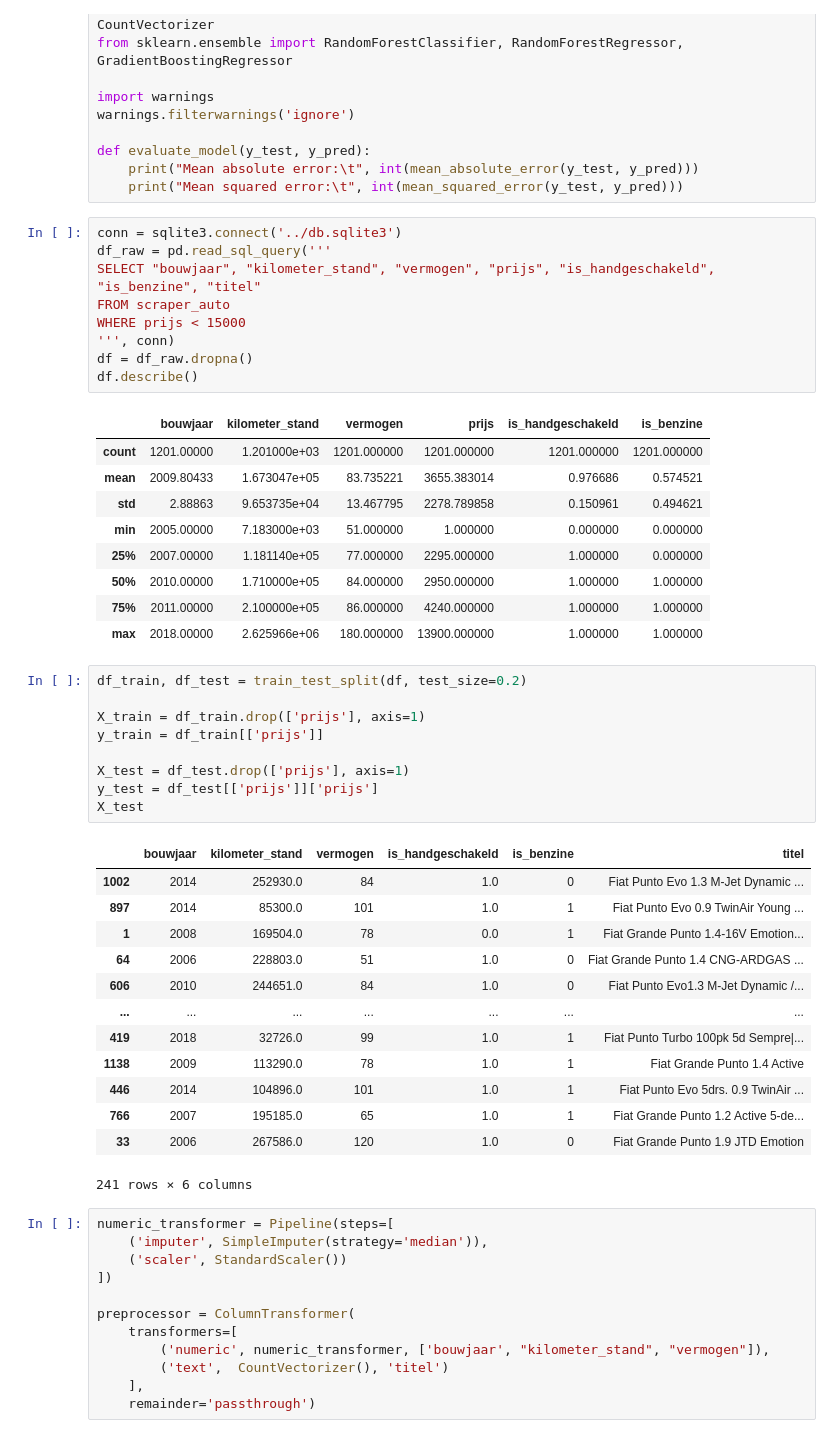
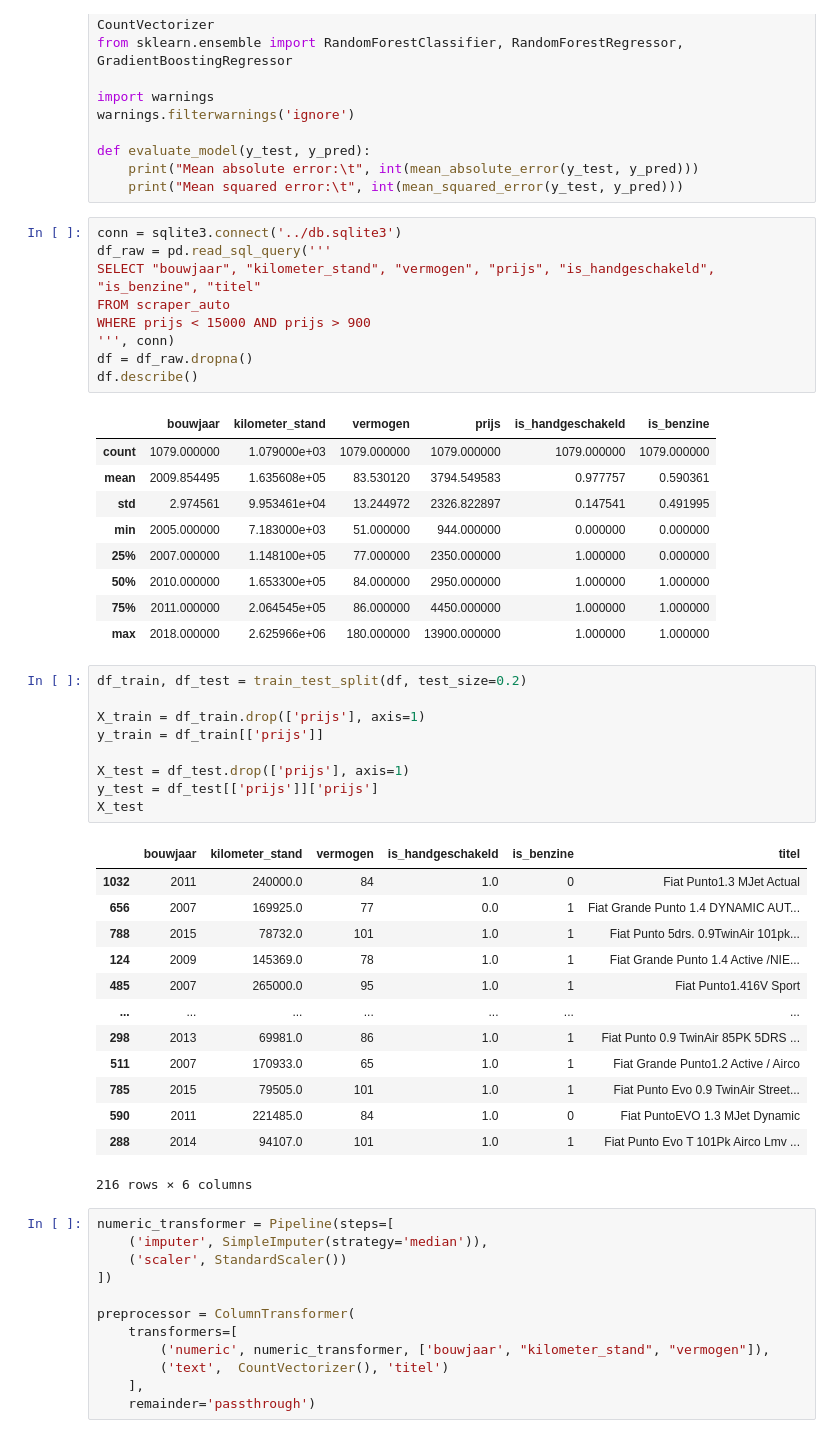
Before and after one commit to marcusabu/Autos, a Jupyter notebook: models/3. Regressor.ipynb, the cells around one changed output. Drawn from its saved outputs; the diff is of its cells as text.

```diff
--- a/models/3. Regressor.ipynb
+++ b/models/3. Regressor.ipynb
@@ -31,22 +31,22 @@ def evaluate_model(y_test, y_pred):
 # %%
 conn = sqlite3.connect('../db.sqlite3')
 df_raw = pd.read_sql_query('''
 SELECT "bouwjaar", "kilometer_stand", "vermogen", "prijs", "is_handgeschakeld", "is_benzine", "titel"
 FROM scraper_auto
-WHERE prijs < 15000
+WHERE prijs < 15000 AND prijs > 900
 ''', conn)
 df = df_raw.dropna()
 df.describe()
 # %% [output]
 |  | bouwjaar | kilometer_stand | vermogen | prijs | is_handgeschakeld | is_benzine |
-| count | 1201.00000 | 1.201000e+03 | 1201.000000 | 1201.000000 | 1201.000000 | 1201.000000 |
-| mean | 2009.80433 | 1.673047e+05 | 83.735221 | 3655.383014 | 0.976686 | 0.574521 |
-| std | 2.88863 | 9.653735e+04 | 13.467795 | 2278.789858 | 0.150961 | 0.494621 |
-| min | 2005.00000 | 7.183000e+03 | 51.000000 | 1.000000 | 0.000000 | 0.000000 |
-| 25% | 2007.00000 | 1.181140e+05 | 77.000000 | 2295.000000 | 1.000000 | 0.000000 |
-| 50% | 2010.00000 | 1.710000e+05 | 84.000000 | 2950.000000 | 1.000000 | 1.000000 |
-| 75% | 2011.00000 | 2.100000e+05 | 86.000000 | 4240.000000 | 1.000000 | 1.000000 |
-| max | 2018.00000 | 2.625966e+06 | 180.000000 | 13900.000000 | 1.000000 | 1.000000 |
+| count | 1079.000000 | 1.079000e+03 | 1079.000000 | 1079.000000 | 1079.000000 | 1079.000000 |
+| mean | 2009.854495 | 1.635608e+05 | 83.530120 | 3794.549583 | 0.977757 | 0.590361 |
+| std | 2.974561 | 9.953461e+04 | 13.244972 | 2326.822897 | 0.147541 | 0.491995 |
+| min | 2005.000000 | 7.183000e+03 | 51.000000 | 944.000000 | 0.000000 | 0.000000 |
+| 25% | 2007.000000 | 1.148100e+05 | 77.000000 | 2350.000000 | 1.000000 | 0.000000 |
+| 50% | 2010.000000 | 1.653300e+05 | 84.000000 | 2950.000000 | 1.000000 | 1.000000 |
+| 75% | 2011.000000 | 2.064545e+05 | 86.000000 | 4450.000000 | 1.000000 | 1.000000 |
+| max | 2018.000000 | 2.625966e+06 | 180.000000 | 13900.000000 | 1.000000 | 1.000000 |
 # %%
 df_train, df_test = train_test_split(df, test_size=0.2)
 
@@ -58,18 +58,18 @@ y_test = df_test[['prijs']]['prijs']
 X_test
 # %% [output]
 |  | bouwjaar | kilometer_stand | vermogen | is_handgeschakeld | is_benzine | titel |
-| 1002 | 2014 | 252930.0 | 84 | 1.0 | 0 | Fiat Punto Evo 1.3 M-Jet Dynamic ... |
-| 897 | 2014 | 85300.0 | 101 | 1.0 | 1 | Fiat Punto Evo 0.9 TwinAir Young ... |
-| 1 | 2008 | 169504.0 | 78 | 0.0 | 1 | Fiat Grande Punto 1.4-16V Emotion... |
-| 64 | 2006 | 228803.0 | 51 | 1.0 | 0 | Fiat Grande Punto 1.4 CNG-ARDGAS ... |
-| 606 | 2010 | 244651.0 | 84 | 1.0 | 0 | Fiat Punto Evo1.3 M-Jet Dynamic /... |
+| 1032 | 2011 | 240000.0 | 84 | 1.0 | 0 | Fiat Punto1.3 MJet Actual |
+| 656 | 2007 | 169925.0 | 77 | 0.0 | 1 | Fiat Grande Punto 1.4 DYNAMIC AUT... |
+| 788 | 2015 | 78732.0 | 101 | 1.0 | 1 | Fiat Punto 5drs. 0.9TwinAir 101pk... |
+| 124 | 2009 | 145369.0 | 78 | 1.0 | 1 | Fiat Grande Punto 1.4 Active /NIE... |
+| 485 | 2007 | 265000.0 | 95 | 1.0 | 1 | Fiat Punto1.416V Sport |
 | ... | ... | ... | ... | ... | ... | ... |
-| 419 | 2018 | 32726.0 | 99 | 1.0 | 1 | Fiat Punto Turbo 100pk 5d Sempre|... |
-| 1138 | 2009 | 113290.0 | 78 | 1.0 | 1 | Fiat Grande Punto 1.4 Active |
-| 446 | 2014 | 104896.0 | 101 | 1.0 | 1 | Fiat Punto Evo 5drs. 0.9 TwinAir ... |
-| 766 | 2007 | 195185.0 | 65 | 1.0 | 1 | Fiat Grande Punto 1.2 Active 5-de... |
-| 33 | 2006 | 267586.0 | 120 | 1.0 | 0 | Fiat Grande Punto 1.9 JTD Emotion |
+| 298 | 2013 | 69981.0 | 86 | 1.0 | 1 | Fiat Punto 0.9 TwinAir 85PK 5DRS ... |
+| 511 | 2007 | 170933.0 | 65 | 1.0 | 1 | Fiat Grande Punto1.2 Active / Airco |
+| 785 | 2015 | 79505.0 | 101 | 1.0 | 1 | Fiat Punto Evo 0.9 TwinAir Street... |
+| 590 | 2011 | 221485.0 | 84 | 1.0 | 0 | Fiat PuntoEVO 1.3 MJet Dynamic |
+| 288 | 2014 | 94107.0 | 101 | 1.0 | 1 | Fiat Punto Evo T 101Pk Airco Lmv ... |
-241 rows × 6 columns
+216 rows × 6 columns
 # %%
 numeric_transformer = Pipeline(steps=[
     ('imputer', SimpleImputer(strategy='median')),
```
Also changed, not shown: parts of 4 cells of this notebook, 8 other files.
